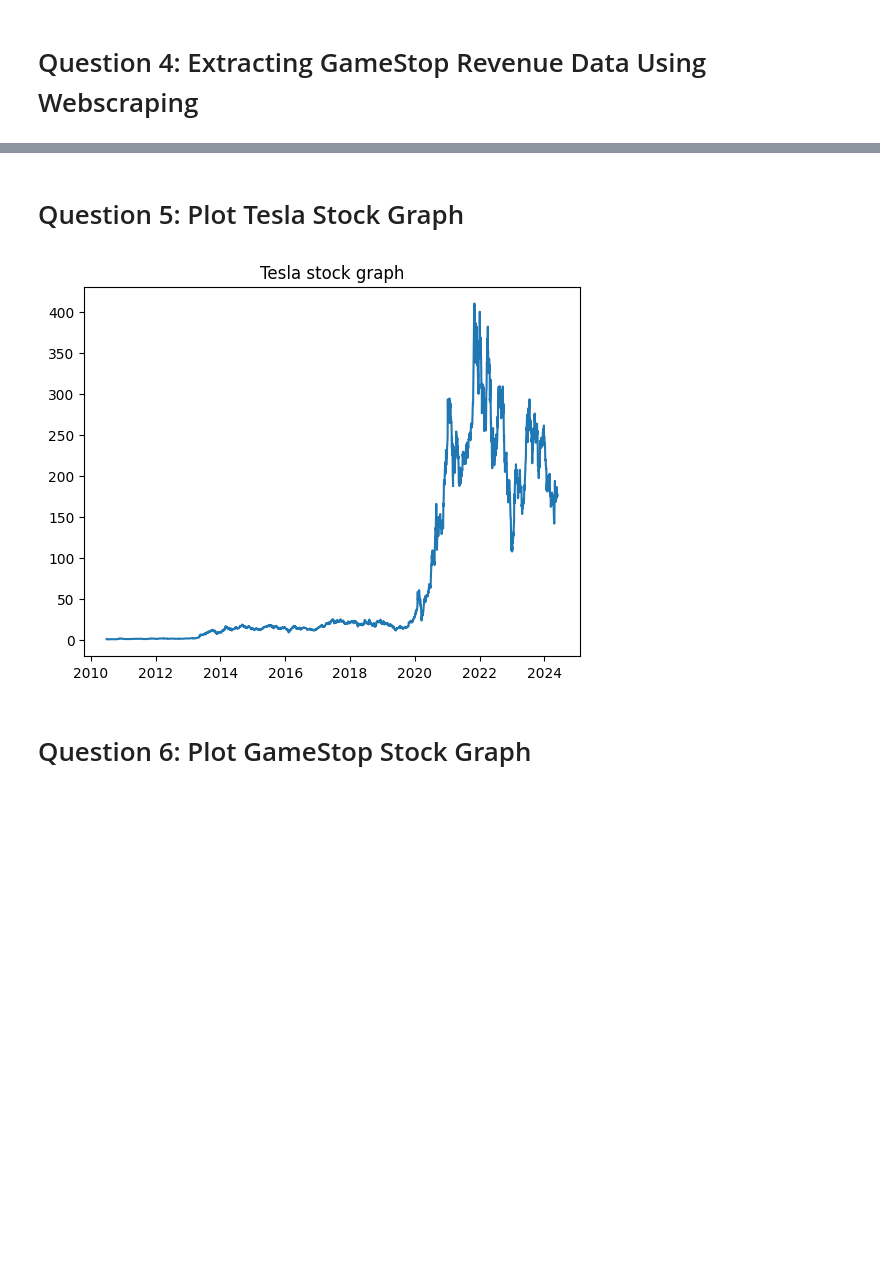
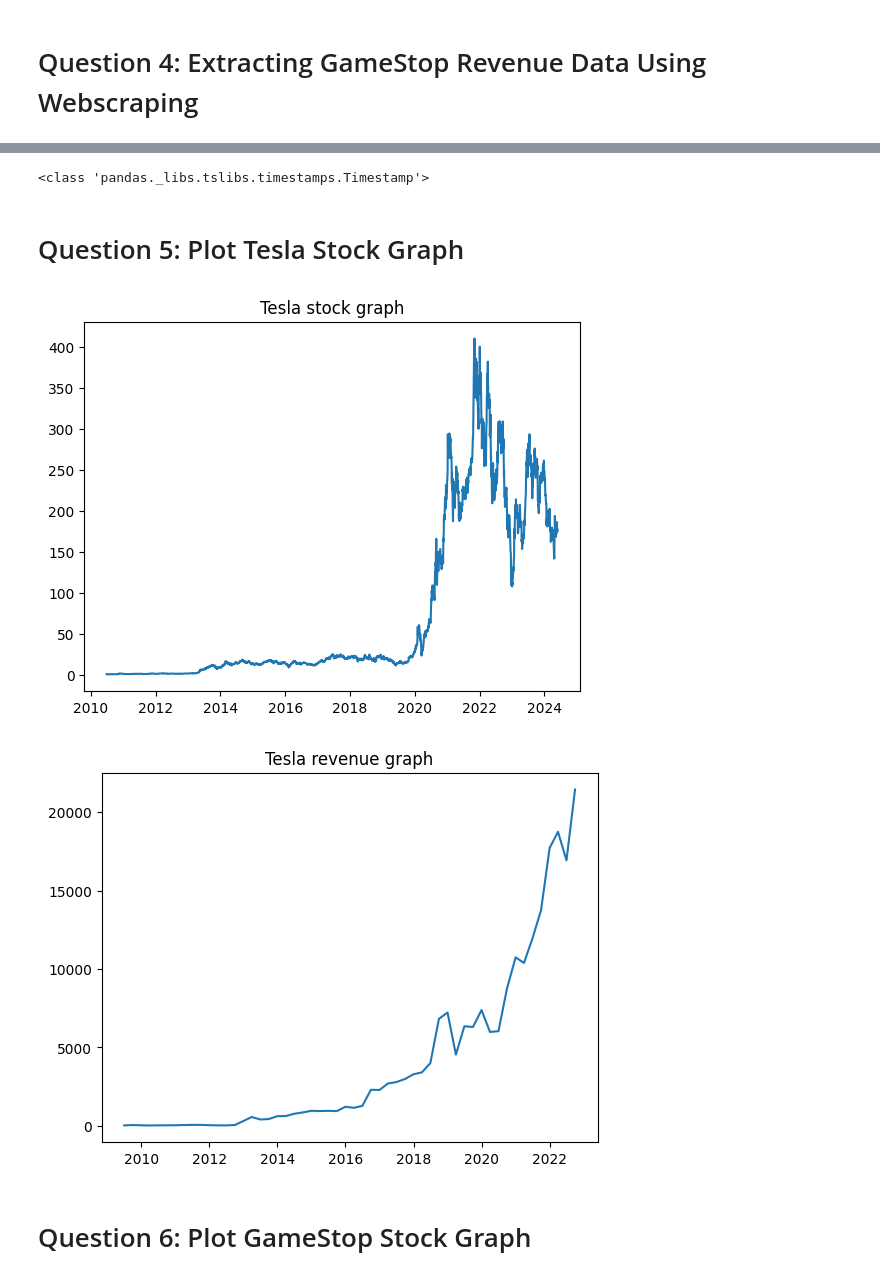
Before and after one commit to Mynreden/Stock-Data, a Jupyter notebook: PythonDS_Project.ipynb, the cells around one changed output, grey strips where cells are left out. Saved outputs shown, nothing was run; the diff lists cells and outputs as text; code cells hidden in the pictures; blank space fills up the shorter version.

```diff
--- a/PythonDS_Project.ipynb
+++ b/PythonDS_Project.ipynb
@@ -95,14 +97,21 @@ df.tail()[::-1]
+# %%
+print(type(tesla_data['Date'][0]))
+# %% [output]
+<class 'pandas._libs.tslibs.timestamps.Timestamp'>
 # %% [markdown]
 # Question 5: Plot Tesla Stock Graph
 # %%
-def make_graph(data, title):
+def make_graph(data, revenue, title):
     plt.plot(data["Date"], data['Close'])
-    plt.title(title)
+    plt.title(title + " stock graph")
     plt.show()
+    plt.plot(revenue["Date"], (revenue["Revenue"]))
+    plt.title(title + " revenue graph")
 # %%
-make_graph(tesla_data, "Tesla stock graph")
+make_graph(tesla_data, tesla_revenue, "Tesla")
 # %% [output]
 [figure]
+[figure, added]
 # %% [markdown]
 # Question 6: Plot GameStop Stock Graph
 # %%
```
Also changed, not shown: parts of 4 cells of this notebook.
